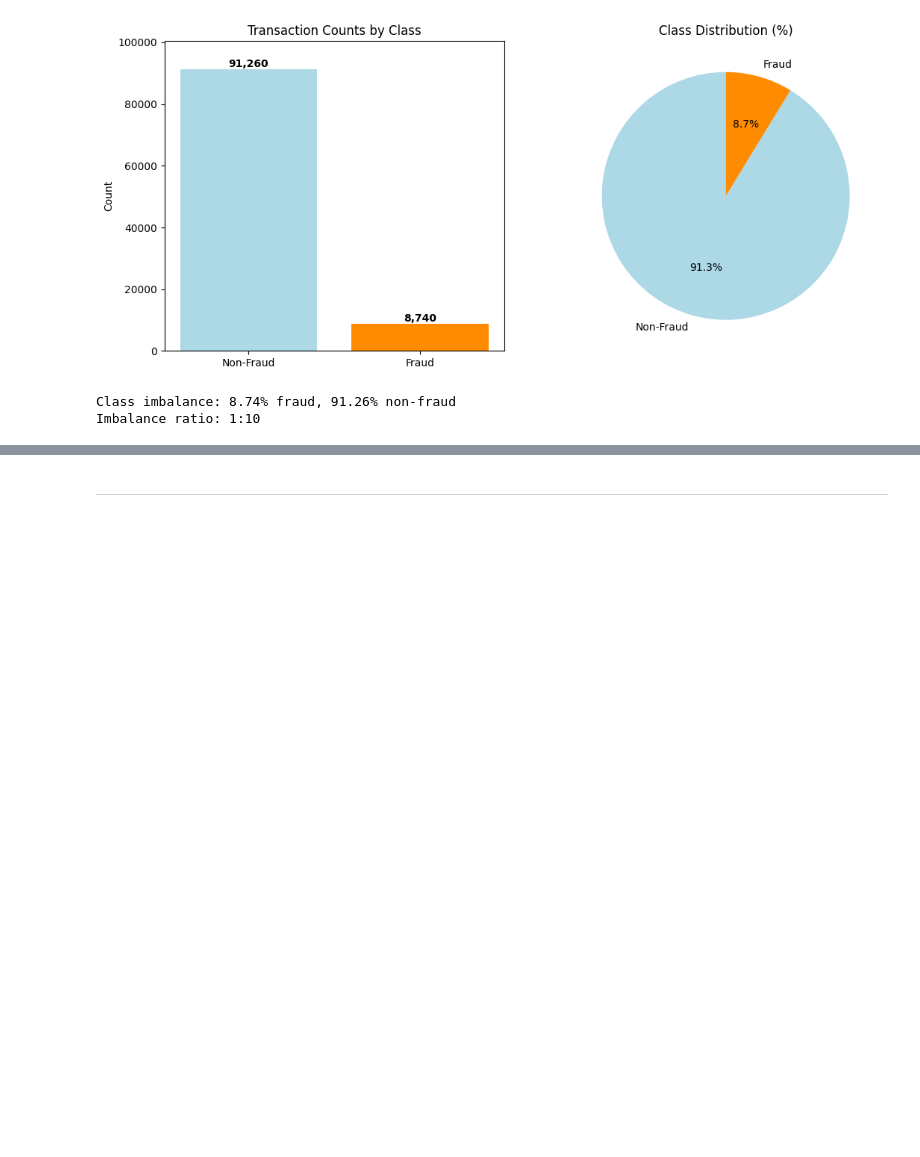
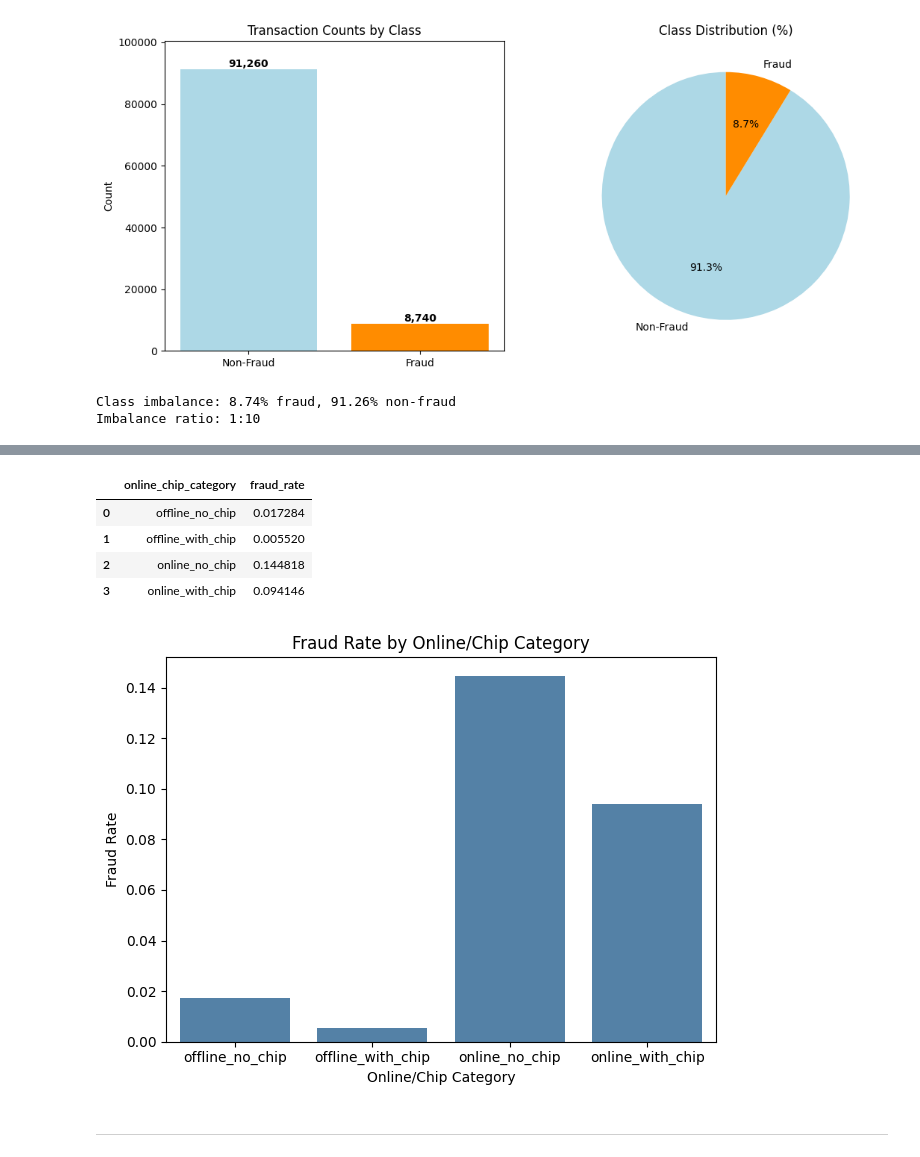
Before and after one commit to JayneLawley/Credit-Card-Fraud-Analysis, a Jupyter notebook: jupyter_notebooks/02_EDA.ipynb, the cells around one changed output, grey strips where cells are left out. Saved outputs shown, nothing was run; the diff lists cells and outputs as text; code cells hidden in the pictures; blank space fills up the shorter version.

```diff
--- a/jupyter_notebooks/02_EDA.ipynb
+++ b/jupyter_notebooks/02_EDA.ipynb
@@ -183,3 +253,27 @@ Section 2 content
+# %%
+# Explore fraud rates by online/chip category (Seaborn and Matplotlib bar chart)
+fraud_by_category = (
+    df.groupby("online_chip_category")["fraud"]
+      .mean()
+      .rename("fraud_rate")
+      .reset_index()
+)
+display(fraud_by_category) # Display the calculated fraud rates
+
+# Bar chart of fraud rates by online/chip category
+sns.barplot(x="online_chip_category", y="fraud_rate", data=fraud_by_category, color="steelblue")
+plt.ylabel("Fraud Rate") # y-axis label
+plt.xlabel("Online/Chip Category") # x-axis label
+plt.title("Fraud Rate by Online/Chip Category") # title
+plt.tight_layout() # Adjust layout
+plt.show() # Show plot
+# %% [output]
+|  | online_chip_category | fraud_rate |
+| 0 | offline_no_chip | 0.017284 |
+| 1 | offline_with_chip | 0.005520 |
+| 2 | online_no_chip | 0.144818 |
+| 3 | online_with_chip | 0.094146 |
+[figure, added]
 # %% [markdown]
 ---
 # %% [markdown]
```
Also changed, not shown: parts of 8 cells of this notebook, 1 other file.
